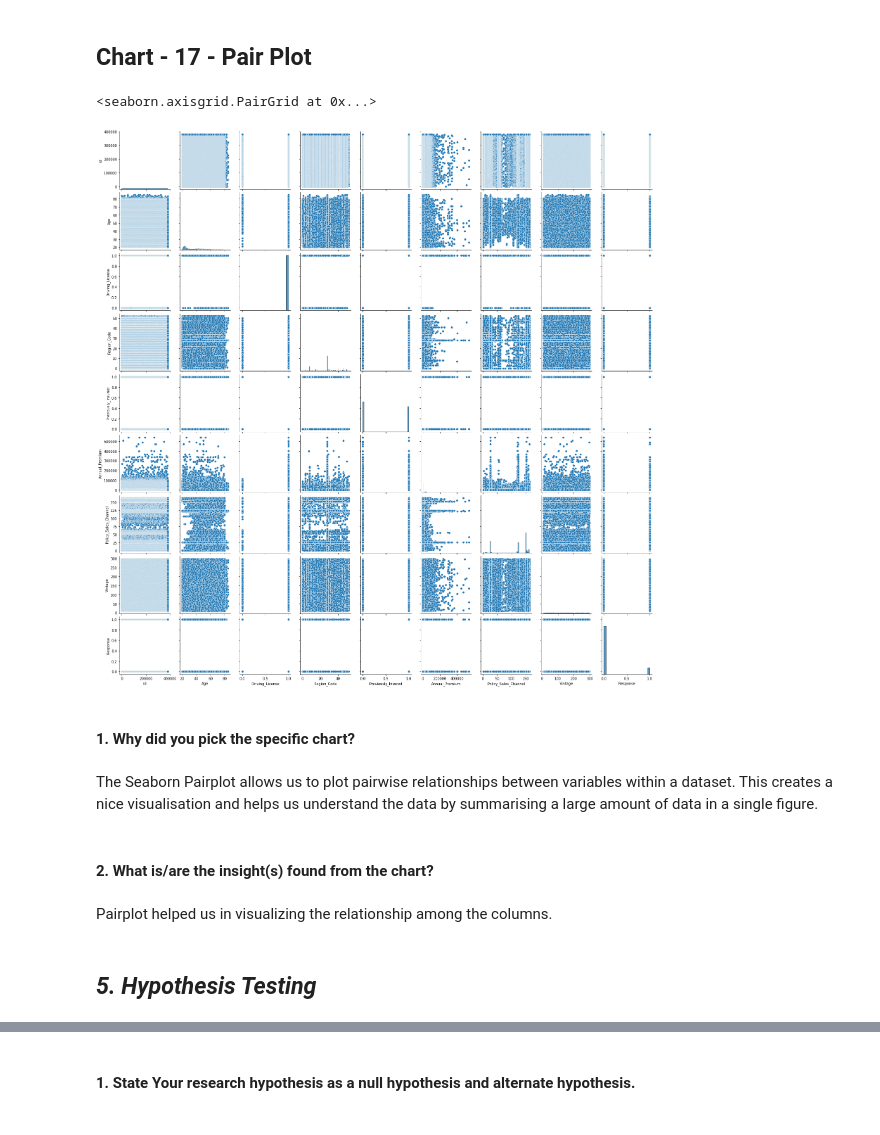
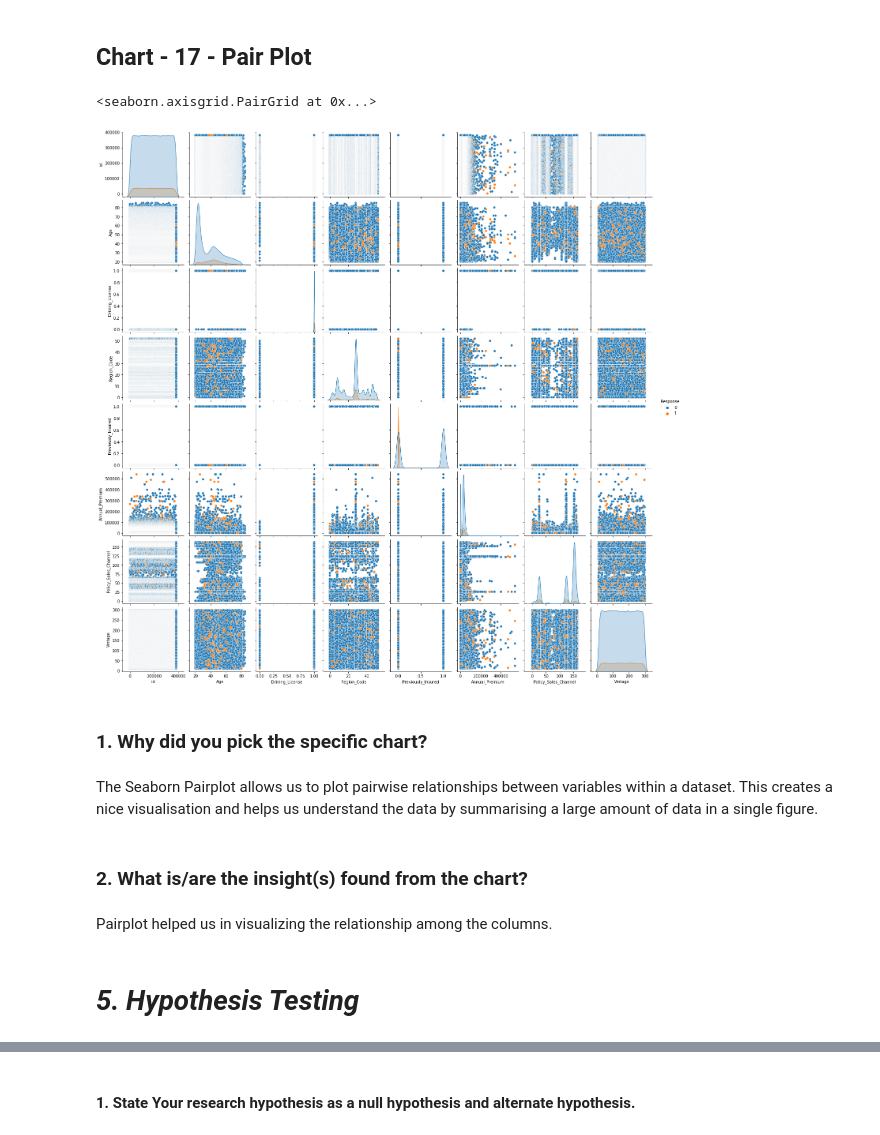
Before and after one commit to akifkashif/Health-Insurance-Prediction--Capstone-Project, a Jupyter notebook: Copy_of_Capstone_of_FINAL_HEALTH_INSURANCE_CROSS_SELL_PREDICTION.ipynb, the cells around one changed output, grey strips where cells are left out. Saved outputs shown, nothing was run; the diff lists cells and outputs as text; code cells hidden in the pictures.

```diff
--- a/Copy_of_Capstone_of_FINAL_HEALTH_INSURANCE_CROSS_SELL_PREDICTION.ipynb
+++ b/Copy_of_Capstone_of_FINAL_HEALTH_INSURANCE_CROSS_SELL_PREDICTION.ipynb
@@ -883,17 +930,17 @@ After dropping the columns whose VIF scores are higher than 10, we plotted the c
 ## Chart - 17 - Pair Plot
 # %%
 # Pair Plot visualization
-sns.pairplot(df)
+sns.pairplot(df, hue ='Response')
 # %% [output]
 <seaborn.axisgrid.PairGrid at 0x...>
-[figure, old version]
+[figure, new version]
 # %% [markdown]
-#### 1. Why did you pick the specific chart?
+### 1. Why did you pick the specific chart?
 # %% [markdown]
 The Seaborn Pairplot allows us to plot pairwise relationships between variables within a dataset. This creates a nice visualisation and helps us understand the data by summarising a large amount of data in a single figure.
 # %% [markdown]
-#### 2. What is/are the insight(s) found from the chart?
+### 2. What is/are the insight(s) found from the chart?
 # %% [markdown]
 Pairplot helped us in visualizing the relationship among the columns.
 # %% [markdown]
-## ***5. Hypothesis Testing***
+# ***5. Hypothesis Testing***
```
Also changed, not shown: parts of 35 cells of this notebook.
